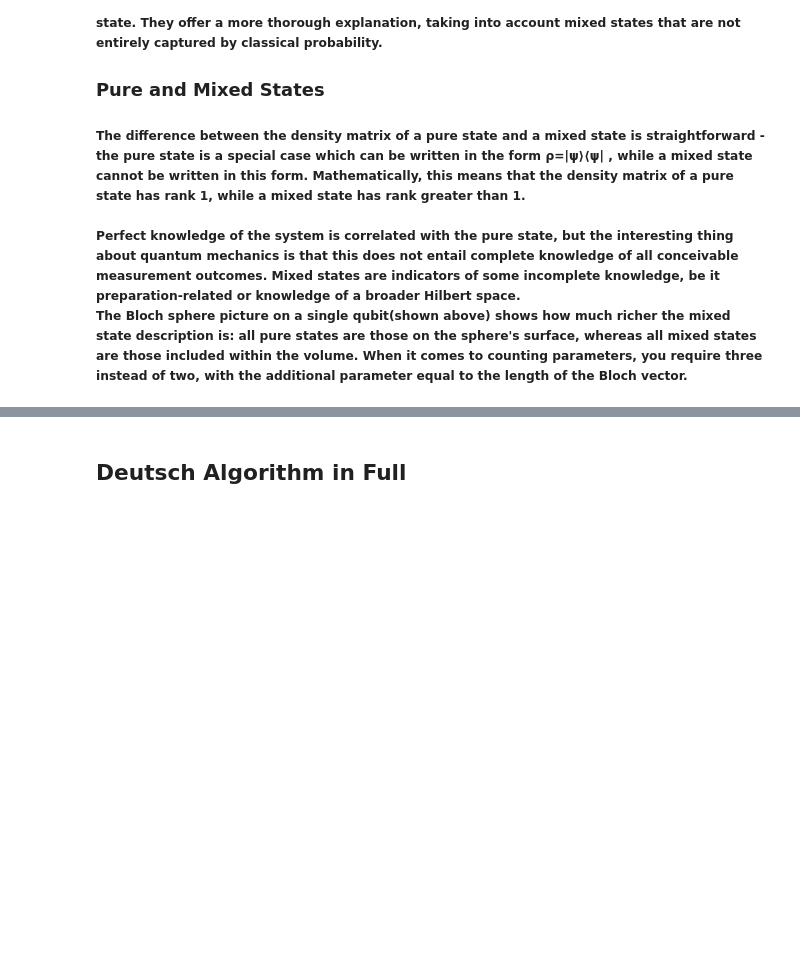
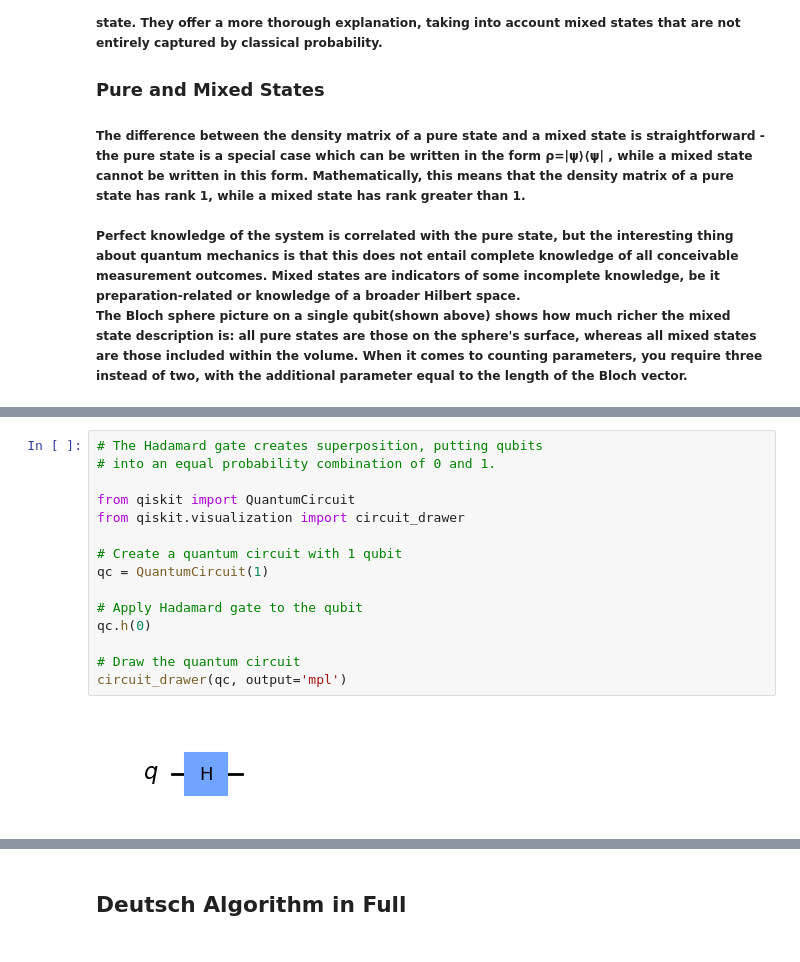
Before and after one commit to PedroFCode/EmergingTechnologies, a Jupyter notebook: project.ipynb, the cells around one changed output, grey strips where cells are left out. Saved outputs shown, nothing was run; the diff lists cells and outputs as text; blank space fills up the shorter version.

Commit message:
Quantum Gates

```diff
--- a/project.ipynb
+++ b/project.ipynb
@@ -218,0 +221,17 @@ The Bloch sphere picture on a single qubit(shown above) shows how much richer th
+# %%
+# The Hadamard gate creates superposition, putting qubits
+# into an equal probability combination of 0 and 1.
+
+from qiskit import QuantumCircuit
+from qiskit.visualization import circuit_drawer
+
+# Create a quantum circuit with 1 qubit
+qc = QuantumCircuit(1)
+
+# Apply Hadamard gate to the qubit
+qc.h(0)
+
+# Draw the quantum circuit
+circuit_drawer(qc, output='mpl')
+# %% [output]
+[figure, added]
```
Also changed, not shown: parts of 8 cells of this notebook.
